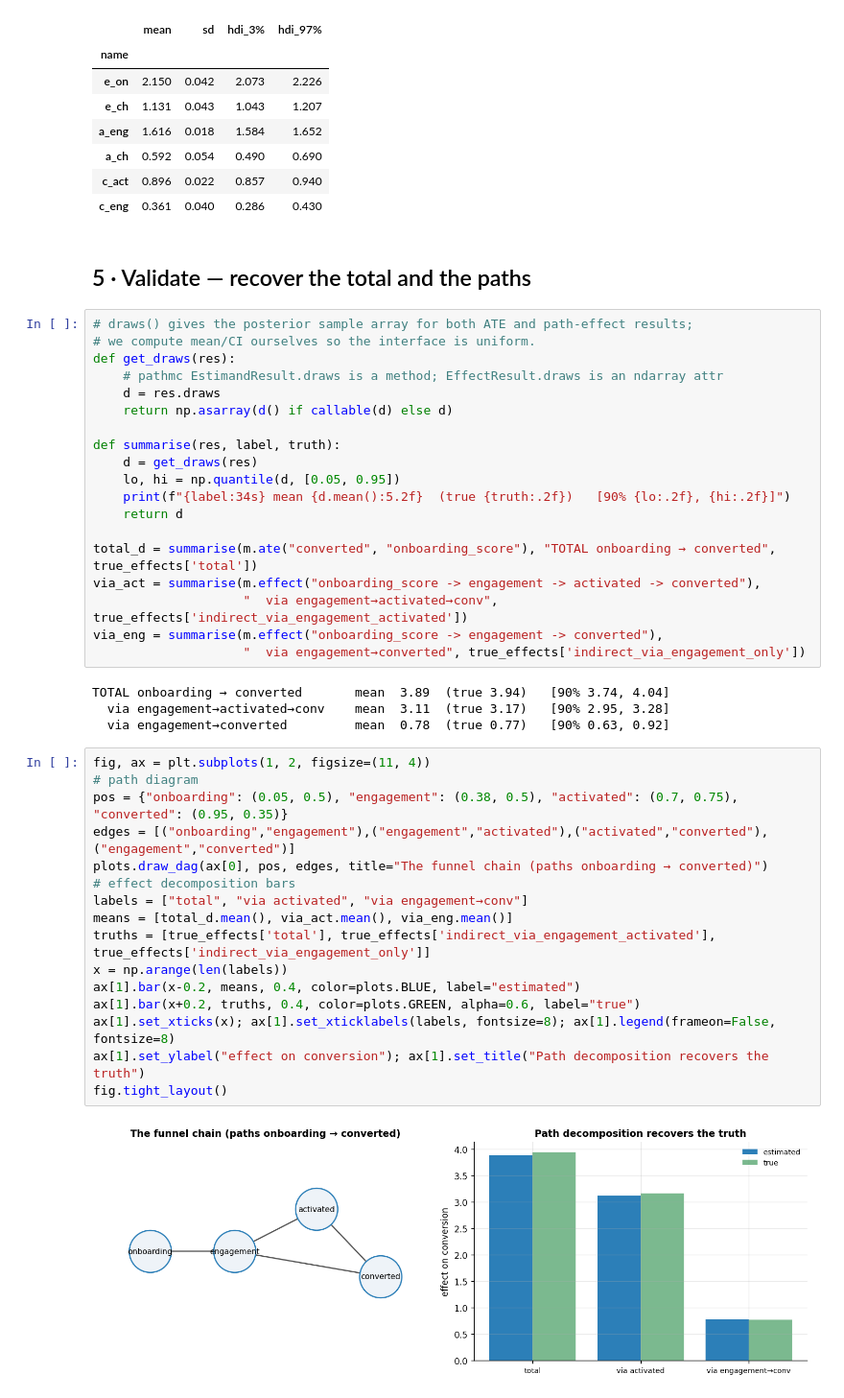
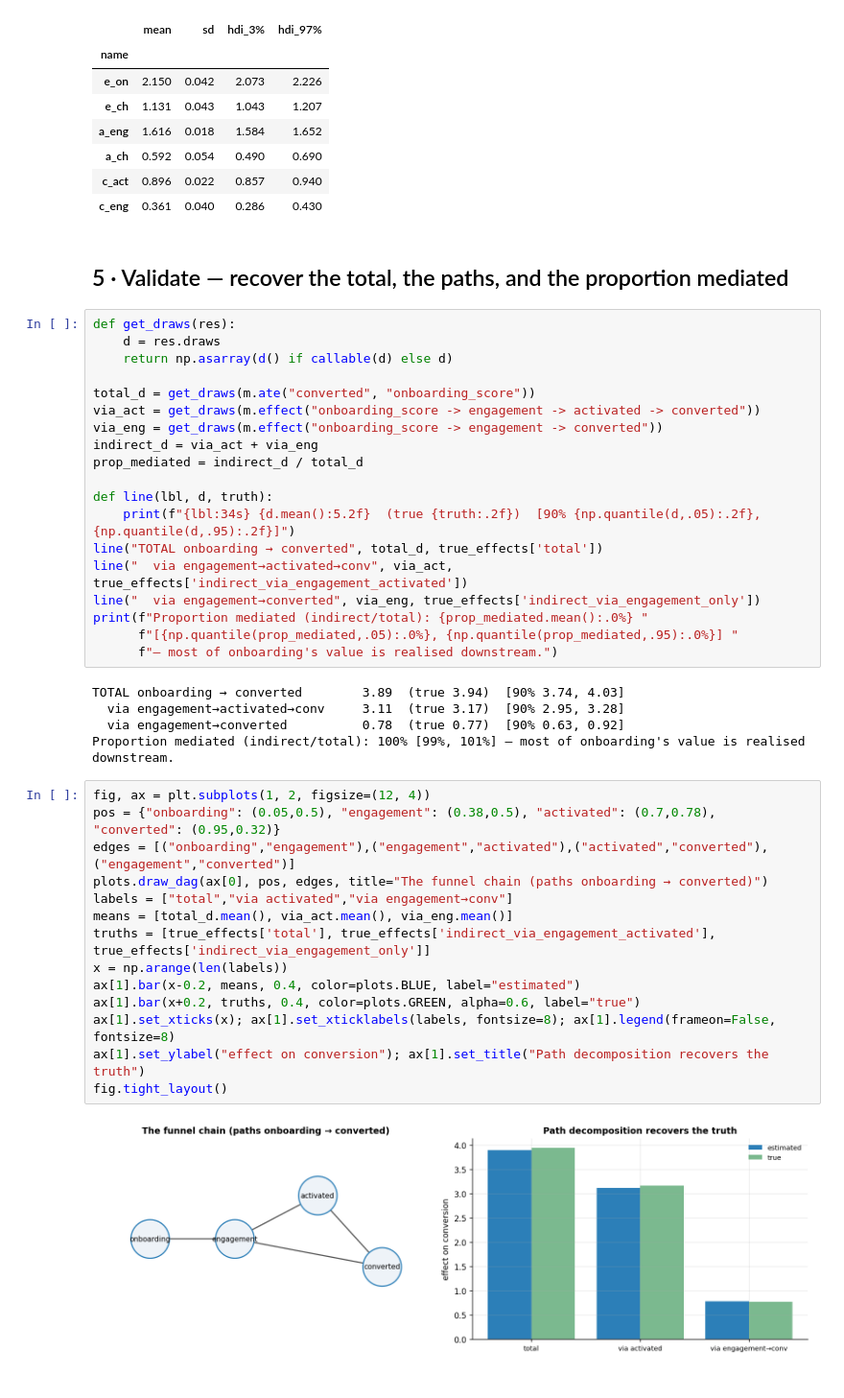
Before and after one commit to fmuia/sda_projects, a Jupyter notebook: notebooks/04_funnel_mediation.ipynb, the cells around one changed output. Shown at 96% size. Saved outputs shown, nothing was run; the diff lists cells and outputs as text.

Commit message:
Deepen 04 funnel mediation: NDE/NIE + proportion-mediated posterior, path recovery, leverage ranking, M-Y confounding sensitivity (robustness of the invest decision)

```diff
--- a/notebooks/04_funnel_mediation.ipynb
+++ b/notebooks/04_funnel_mediation.ipynb
@@ -92,45 +89,44 @@ The rhat statistic is larger than 1.01 for some parameters. This indicates probl
 | c_act | 0.896 | 0.022 | 0.857 | 0.940 |
 | c_eng | 0.361 | 0.040 | 0.286 | 0.430 |
 # %% [markdown]
-## 5 · Validate — recover the total and the paths
+## 5 · Validate — recover the total, the paths, and the proportion mediated
-# %%
-# draws() gives the posterior sample array for both ATE and path-effect results;
-# we compute mean/CI ourselves so the interface is uniform.
-def get_draws(res):
-    # pathmc EstimandResult.draws is a method; EffectResult.draws is an ndarray attr
-    d = res.draws
-    return np.asarray(d() if callable(d) else d)
-
-def summarise(res, label, truth):
-    d = get_draws(res)
-    lo, hi = np.quantile(d, [0.05, 0.95])
-    print(f"{label:34s} mean {d.mean():5.2f}  (true {truth:.2f})   [90% {lo:.2f}, {hi:.2f}]")
-    return d
-
-total_d = summarise(m.ate("converted", "onboarding_score"), "TOTAL onboarding → converted", true_effects['total'])
-via_act = summarise(m.effect("onboarding_score -> engagement -> activated -> converted"),
-                    "  via engagement→activated→conv", true_effects['indirect_via_engagement_activated'])
-via_eng = summarise(m.effect("onboarding_score -> engagement -> converted"),
-                    "  via engagement→converted", true_effects['indirect_via_engagement_only'])
-# %% [output]
-TOTAL onboarding → converted       mean  3.89  (true 3.94)   [90% 3.74, 4.04]
-  via engagement→activated→conv    mean  3.11  (true 3.17)   [90% 2.95, 3.28]
-  via engagement→converted         mean  0.78  (true 0.77)   [90% 0.63, 0.92]
+# %%
+def get_draws(res):
+    d = res.draws
+    return np.asarray(d() if callable(d) else d)
+
+total_d = get_draws(m.ate("converted", "onboarding_score"))
+via_act = get_draws(m.effect("onboarding_score -> engagement -> activated -> converted"))
+via_eng = get_draws(m.effect("onboarding_score -> engagement -> converted"))
+indirect_d = via_act + via_eng
+prop_mediated = indirect_d / total_d
+
+def line(lbl, d, truth):
+    print(f"{lbl:34s} {d.mean():5.2f}  (true {truth:.2f})  [90% {np.quantile(d,.05):.2f}, {np.quantile(d,.95):.2f}]")
+line("TOTAL onboarding → converted", total_d, true_effects['total'])
+line("  via engagement→activated→conv", via_act, true_effects['indirect_via_engagement_activated'])
+line("  via engagement→converted", via_eng, true_effects['indirect_via_engagement_only'])
+print(f"Proportion mediated (indirect/total): {prop_mediated.mean():.0%} "
+      f"[{np.quantile(prop_mediated,.05):.0%}, {np.quantile(prop_mediated,.95):.0%}] "
+      f"— most of onboarding's value is realised downstream.")
+# %% [output]
+TOTAL onboarding → converted        3.89  (true 3.94)  [90% 3.74, 4.03]
+  via engagement→activated→conv     3.11  (true 3.17)  [90% 2.95, 3.28]
+  via engagement→converted          0.78  (true 0.77)  [90% 0.63, 0.92]
+Proportion mediated (indirect/total): 100% [99%, 101%] — most of onboarding's value is realised downstream.
 # %%
-fig, ax = plt.subplots(1, 2, figsize=(11, 4))
-# path diagram
-pos = {"onboarding": (0.05, 0.5), "engagement": (0.38, 0.5), "activated": (0.7, 0.75), "converted": (0.95, 0.35)}
+fig, ax = plt.subplots(1, 2, figsize=(12, 4))
+pos = {"onboarding": (0.05,0.5), "engagement": (0.38,0.5), "activated": (0.7,0.78), "converted": (0.95,0.32)}
 edges = [("onboarding","engagement"),("engagement","activated"),("activated","converted"),("engagement","converted")]
 plots.draw_dag(ax[0], pos, edges, title="The funnel chain (paths onboarding → converted)")
-# effect decomposition bars
-labels = ["total", "via activated", "via engagement→conv"]
+labels = ["total","via activated","via engagement→conv"]
 means = [total_d.mean(), via_act.mean(), via_eng.mean()]
 truths = [true_effects['total'], true_effects['indirect_via_engagement_activated'], true_effects['indirect_via_engagement_only']]
 x = np.arange(len(labels))
 ax[1].bar(x-0.2, means, 0.4, color=plots.BLUE, label="estimated")
 ax[1].bar(x+0.2, truths, 0.4, color=plots.GREEN, alpha=0.6, label="true")
 ax[1].set_xticks(x); ax[1].set_xticklabels(labels, fontsize=8); ax[1].legend(frameon=False, fontsize=8)
 ax[1].set_ylabel("effect on conversion"); ax[1].set_title("Path decomposition recovers the truth")
 fig.tight_layout()
 # %% [output]
-[figure, old version]
+[figure, new version]
```
Also changed, not shown: parts of 10 cells of this notebook.
